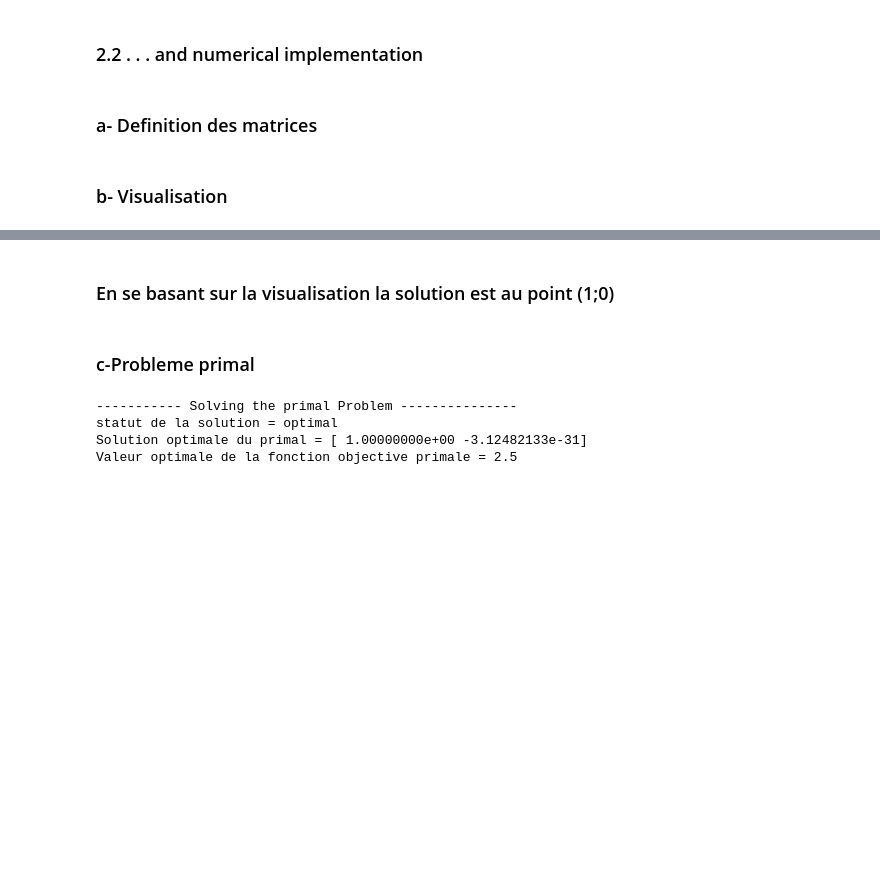
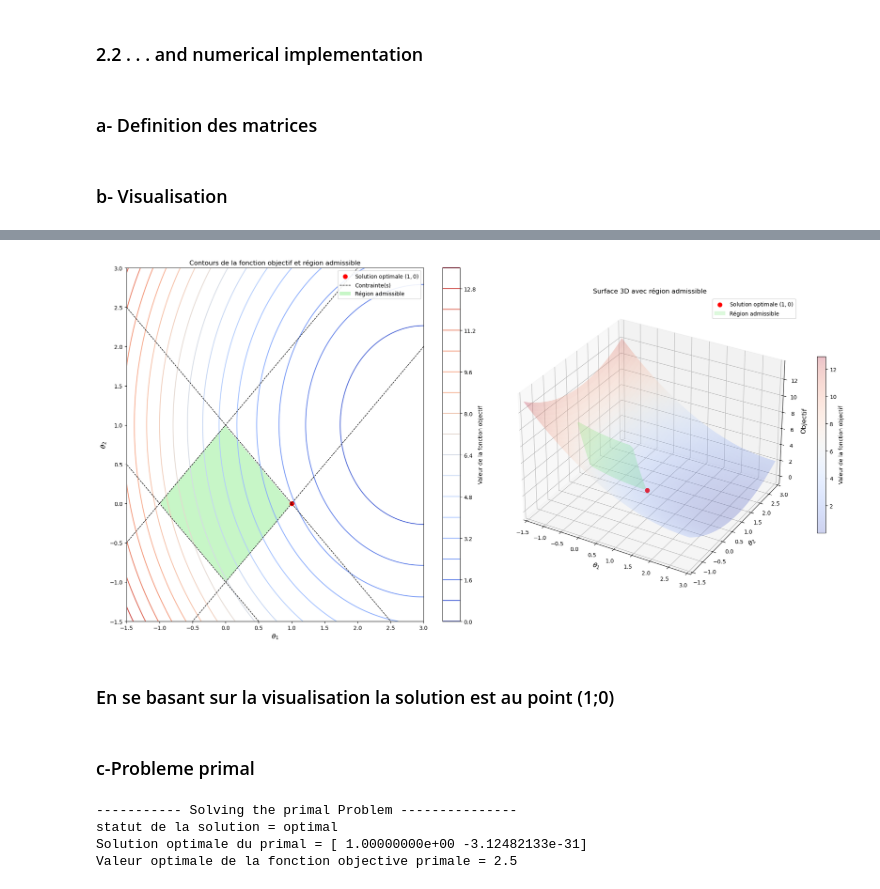
Before and after one commit to LittleDarkBug/optimisation-svm, a Jupyter notebook: SOSSOU_Didi_Orlog_Opti_Avec_Contraintes.ipynb, the cells around one changed output, grey strips where cells are left out. Drawn from its saved outputs; the diff is of its cells as text; code cells hidden in the pictures; blank space fills up the shorter version.

```diff
--- a/SOSSOU_Didi_Orlog_Opti_Avec_Contraintes.ipynb
+++ b/SOSSOU_Didi_Orlog_Opti_Avec_Contraintes.ipynb
@@ -458,3 +401,81 @@ plot_contours_exercice_section(A, b)
+# %%
+import sympy
+import numpy as np
+import matplotlib.pyplot as plt
+from matplotlib import cm
+from matplotlib.lines import Line2D
+from matplotlib.patches import Patch
+from mpl_toolkits.mplot3d import Axes3D
+
+def plot_contours_exercice_section(A, b, c):
+    theta1, theta2 = sympy.symbols('theta1 theta2')
+    objective_expr = 0.5 * (theta1**2 - 6*theta1 + 9 + theta2**2 - 2*theta2 + 1)
+    theta_vec = sympy.Matrix([theta1, theta2])
+    constraint_exprs = A @ theta_vec - sympy.Matrix(b)
+
+    t1_vals = np.linspace(-1.5, 3, 200)
+    t2_vals = np.linspace(-1.5, 3, 200)
+    t1_grid, t2_grid = np.meshgrid(t1_vals, t2_vals)
+
+    objective_func = sympy.lambdify((theta1, theta2), objective_expr, 'numpy')
+    objective_vals = objective_func(t1_grid, t2_grid)
+
+    fig = plt.figure(figsize=(20, 10))
+
+    ax1 = fig.add_subplot(121)
+    contour = ax1.contour(t1_grid, t2_grid, objective_vals, levels=20, cmap=cm.coolwarm)
+    fig.colorbar(contour, ax=ax1, label="Valeur de la fonction objectif")
+
+    # Création du masque de la région admissible selon les contraintes
+    constraint_mask = np.ones_like(t1_grid, dtype=bool)
+    for expr in constraint_exprs:
+        constraint_func = sympy.lambdify((theta1, theta2), expr, 'numpy')
+        constraint_vals = constraint_func(t1_grid, t2_grid)
+        constraint_mask &= (constraint_vals <= 0)
+
+    ax1.contourf(t1_grid, t2_grid, np.where(constraint_mask, 1, np.nan), levels=[0, 1], colors='lightgreen', alpha=0.5)
+
+    # Tracé des contraintes dans la figure 2D (lignes en pointillés)
+    for expr in constraint_exprs:
+        constraint_func = sympy.lambdify((theta1, theta2), expr, 'numpy')
+        constraint_vals = constraint_func(t1_grid, t2_grid)
+        ax1.contour(t1_grid, t2_grid, constraint_vals, levels=[0], colors='k', linestyles='dashed', linewidths=1)
+
+    sol = ax1.scatter(1, 0, color='red', marker='o', s=60, label="Solution optimale $(1,0)$")
+    ax1.set_xlim(-1.5, 3)
+    ax1.set_ylim(-1.5, 3)
+    ax1.set_xlabel(r'$\theta_1$', fontsize=12)
+    ax1.set_ylabel(r'$\theta_2$', fontsize=12)
+    ax1.set_title("Contours de la fonction objectif et région admissible")
+    contrainte_leg = Line2D([0], [0], color='k', linestyle='dashed', linewidth=1, label="Contrainte(s)")
+    region_leg = Patch(facecolor='lightgreen', edgecolor='none', alpha=0.5, label="Région admissible")
+    ax1.legend(handles=[sol,contrainte_leg, region_leg], loc="upper right", fontsize=10, framealpha=0.9)
+
+    ax2 = fig.add_subplot(122, projection='3d')
+    surf = ax2.plot_surface(t1_grid, t2_grid, objective_vals, cmap=cm.coolwarm, alpha=0.25, edgecolor='none', label="Surface de la fonction objectif")
+    fig.colorbar(surf, ax=ax2, shrink=0.5, label="Valeur de la fonction objectif")
+
+    # Masque pour la région admissible en 3D
+    constraint_surface = np.where(constraint_mask, objective_vals, np.nan)
+    const = ax2.plot_surface(t1_grid, t2_grid, constraint_surface, facecolor='lightgreen', alpha=0.4, edgecolor='none', label="Région admissible")
+    ax2.scatter(1, 0, objective_func(1, 0), color='red', marker='o', s=60, label="Solution optimale (1,0)")
+
+
+    ax2.set_xlabel(r'$\theta_1$', fontsize=12)
+    ax2.set_ylabel(r'$\theta_2$', fontsize=12)
+    ax2.set_zlabel('Objectif', fontsize=12)
+    ax2.set_title("Surface 3D avec région admissible")
+    ax2.set_xlim(-1.5, 3)
+    ax2.set_ylim(-1.5, 3)
+    region_leg_3d = Patch(facecolor='lightgreen', edgecolor='none', alpha=0.3, label="Région admissible")
+    ax2.legend(handles=[sol,region_leg_3d], loc="upper right", fontsize=10, framealpha=0.9)
+
+    plt.tight_layout()
+    plt.show()
+
+plot_contours_exercice_section(A, b, c)
+# %% [output]
+[figure, added]
 # %% [markdown]
 ### En se basant sur la visualisation la solution est au point (1;0)
 # %% [markdown]
```
Also changed, not shown: parts of 1 cell of this notebook.
